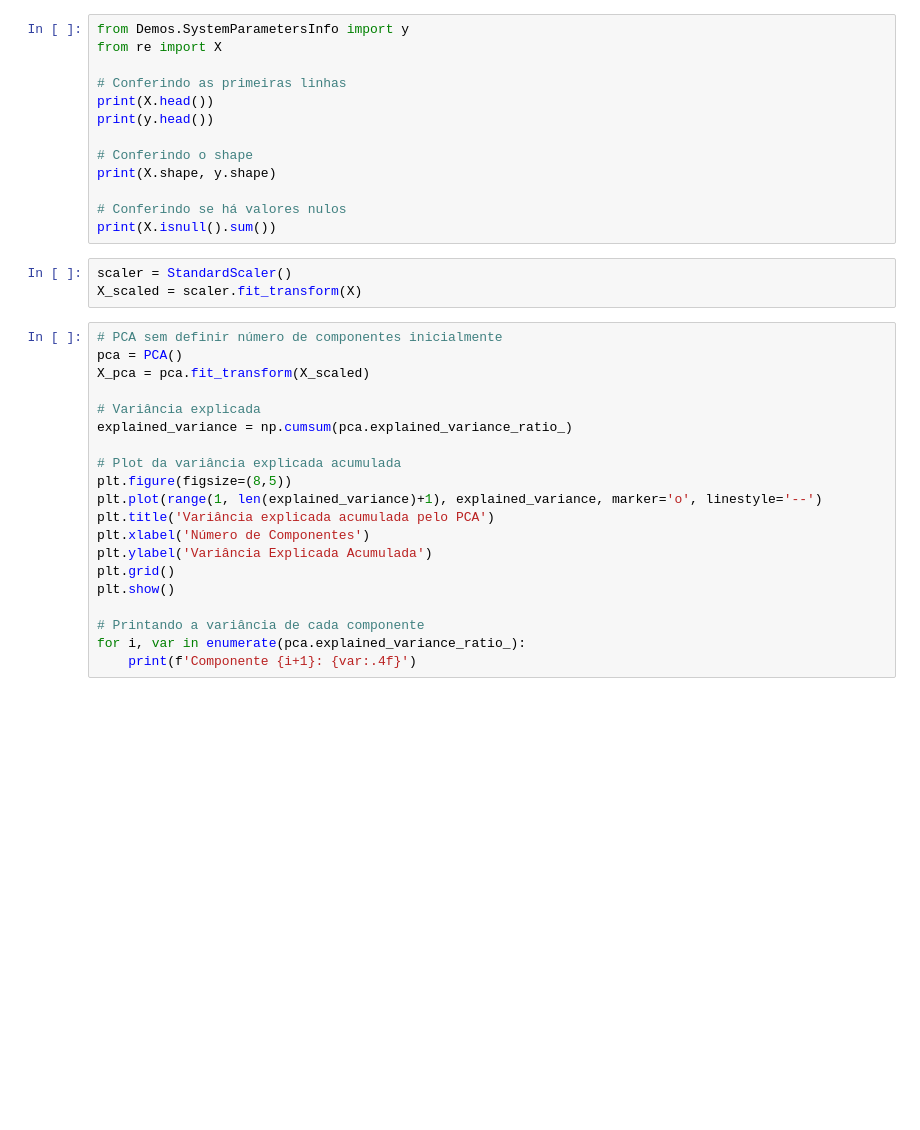
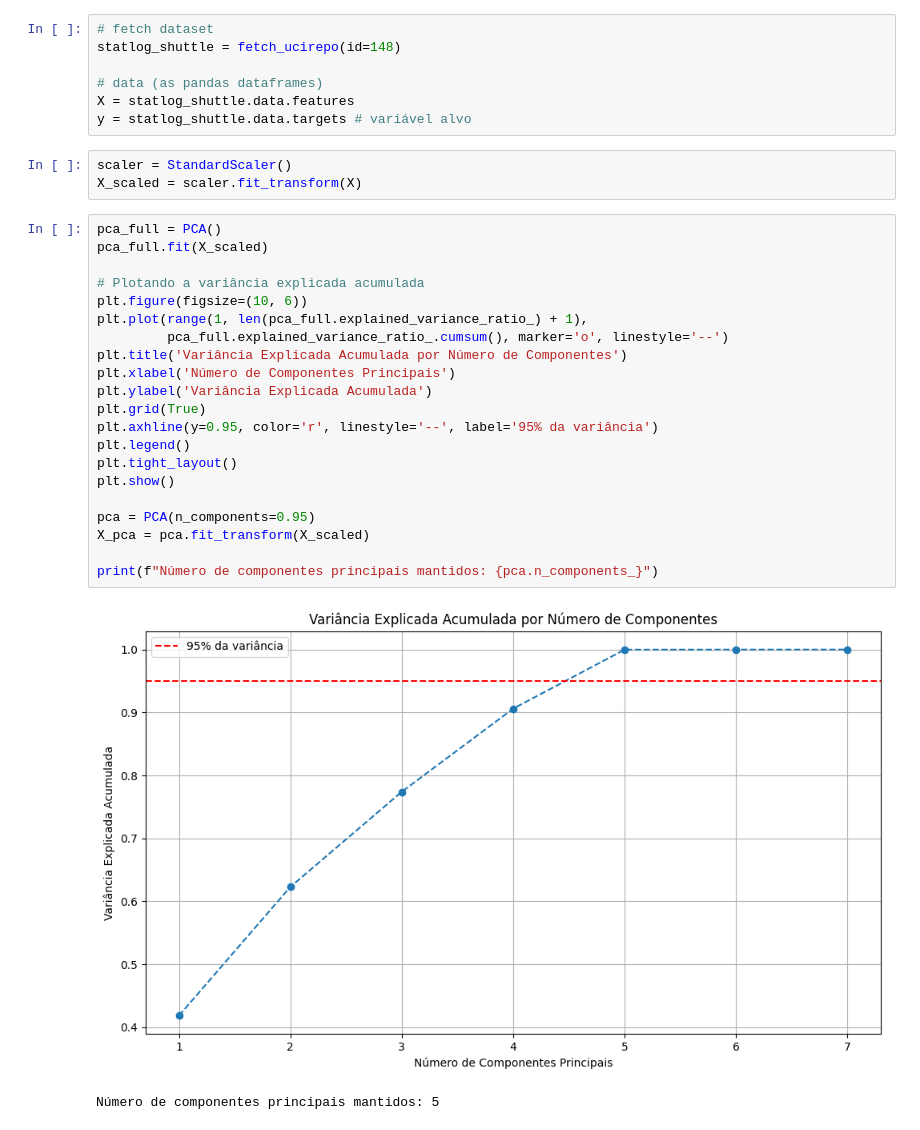
Before and after one commit to melseleghin/rede_neural, a Jupyter notebook: knn.ipynb, the cells around one changed output. Cells and saved outputs as stored; diff of their text form; blank space fills up the shorter version.

```diff
--- a/knn.ipynb
+++ b/knn.ipynb
@@ -11,37 +7,35 @@ from sklearn.metrics import accuracy_score, precision_score, recall_score
 # %%
-from Demos.SystemParametersInfo import y
-from re import X
+# fetch dataset
+statlog_shuttle = fetch_ucirepo(id=148)
 
-# Conferindo as primeiras linhas
-print(X.head())
-print(y.head())
-
-# Conferindo o shape
-print(X.shape, y.shape)
-
-# Conferindo se há valores nulos
-print(X.isnull().sum())
+# data (as pandas dataframes)
+X = statlog_shuttle.data.features
+y = statlog_shuttle.data.targets # variável alvo
 # %%
 scaler = StandardScaler()
 X_scaled = scaler.fit_transform(X)
 # %%
-# PCA sem definir número de componentes inicialmente
-pca = PCA()
+pca_full = PCA()
+pca_full.fit(X_scaled)
+
+# Plotando a variância explicada acumulada
+plt.figure(figsize=(10, 6))
+plt.plot(range(1, len(pca_full.explained_variance_ratio_) + 1),
+         pca_full.explained_variance_ratio_.cumsum(), marker='o', linestyle='--')
+plt.title('Variância Explicada Acumulada por Número de Componentes')
+plt.xlabel('Número de Componentes Principais')
+plt.ylabel('Variância Explicada Acumulada')
+plt.grid(True)
+plt.axhline(y=0.95, color='r', linestyle='--', label='95% da variância')
+plt.legend()
+plt.tight_layout()
+plt.show()
+
+pca = PCA(n_components=0.95)
 X_pca = pca.fit_transform(X_scaled)
 
-# Variância explicada
-explained_variance = np.cumsum(pca.explained_variance_ratio_)
-
-# Plot da variância explicada acumulada
-plt.figure(figsize=(8,5))
-plt.plot(range(1, len(explained_variance)+1), explained_variance, marker='o', linestyle='--')
-plt.title('Variância explicada acumulada pelo PCA')
-plt.xlabel('Número de Componentes')
-plt.ylabel('Variância Explicada Acumulada')
-plt.grid()
-plt.show()
-
-# Printando a variância de cada componente
-for i, var in enumerate(pca.explained_variance_ratio_):
-    print(f'Componente {i+1}: {var:.4f}')
+print(f"Número de componentes principais mantidos: {pca.n_components_}")
+# %% [output]
+[figure, added]
+Número de componentes principais mantidos: 5
 # %%
```
Also changed, not shown: parts of 6 cells of this notebook, 2 other files.
